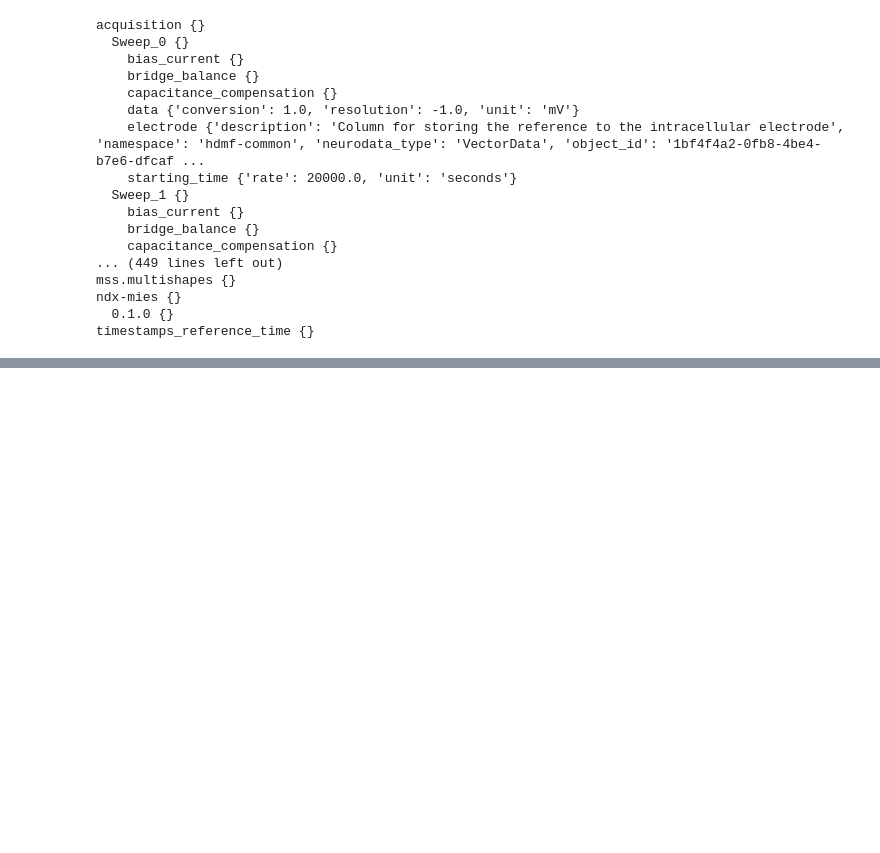
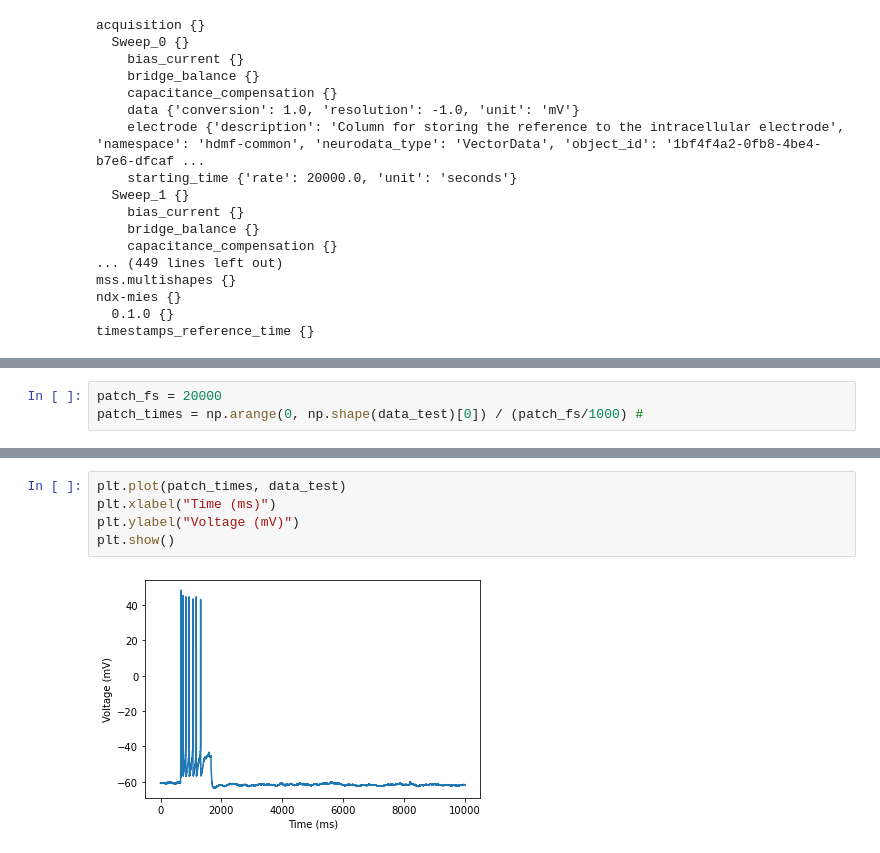
Before and after one commit to voytekresearch/spikewise, a Jupyter notebook: datasets/primate_dataset/primate_ephys_loadnwb.ipynb, the cells around one changed output, grey strips where cells are left out. Cells and saved outputs as stored; diff of their text form; blank space fills up the shorter version.

```diff
--- a/datasets/primate_dataset/primate_ephys_loadnwb.ipynb
+++ b/datasets/primate_dataset/primate_ephys_loadnwb.ipynb
@@ -269,0 +209,3 @@ data = visualize_hdf5_data(file_path)
+# %%
+patch_fs = 20000
+patch_times = np.arange(0, np.shape(data_test)[0]) / (patch_fs/1000) #
@@ -269,0 +216,7 @@ data = visualize_hdf5_data(file_path)
+# %%
+plt.plot(patch_times, data_test)
+plt.xlabel("Time (ms)")
+plt.ylabel("Voltage (mV)")
+plt.show()
+# %% [output]
+[figure, added]
```
Also changed, not shown: parts of 20 cells of this notebook, 1 other file.
